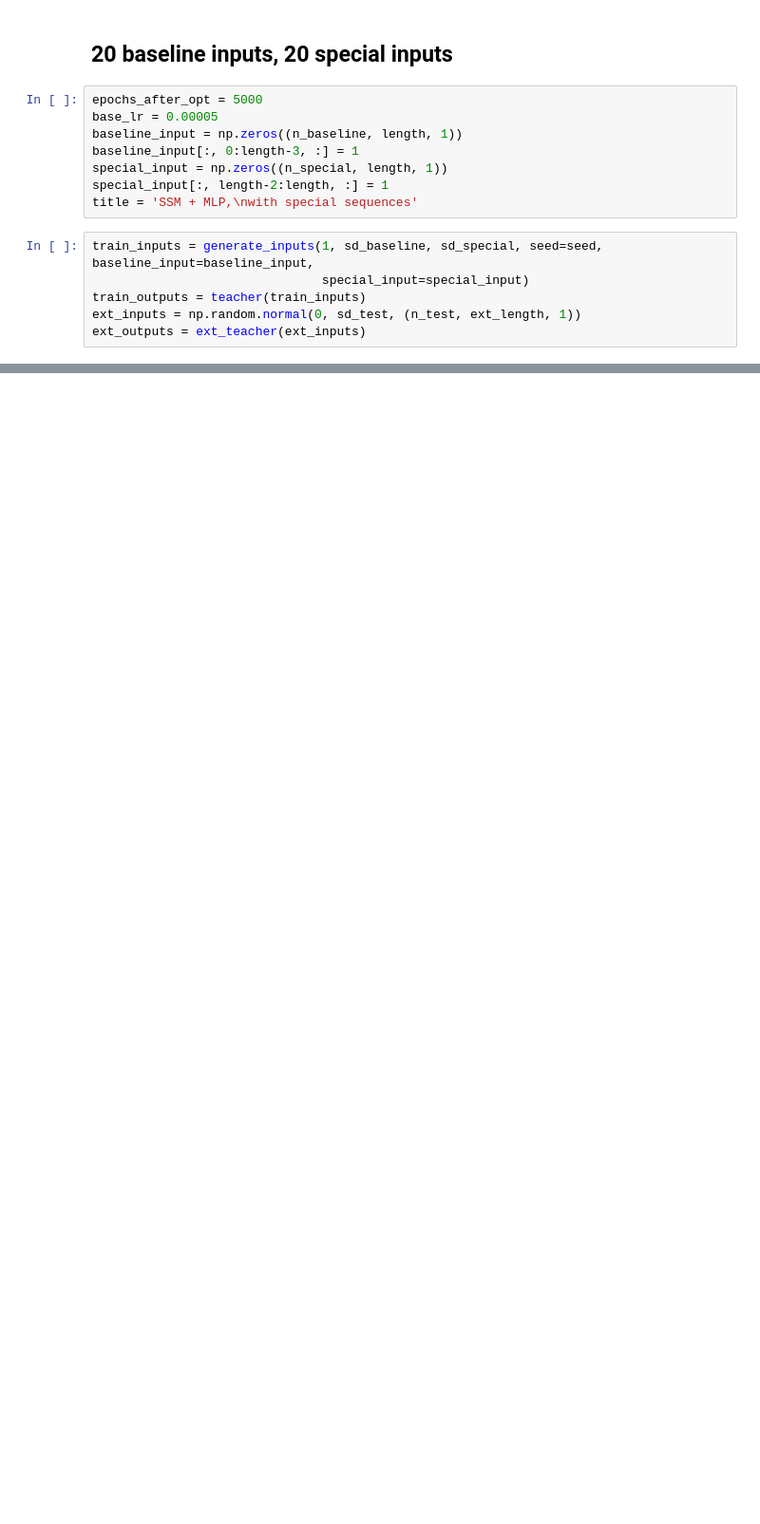
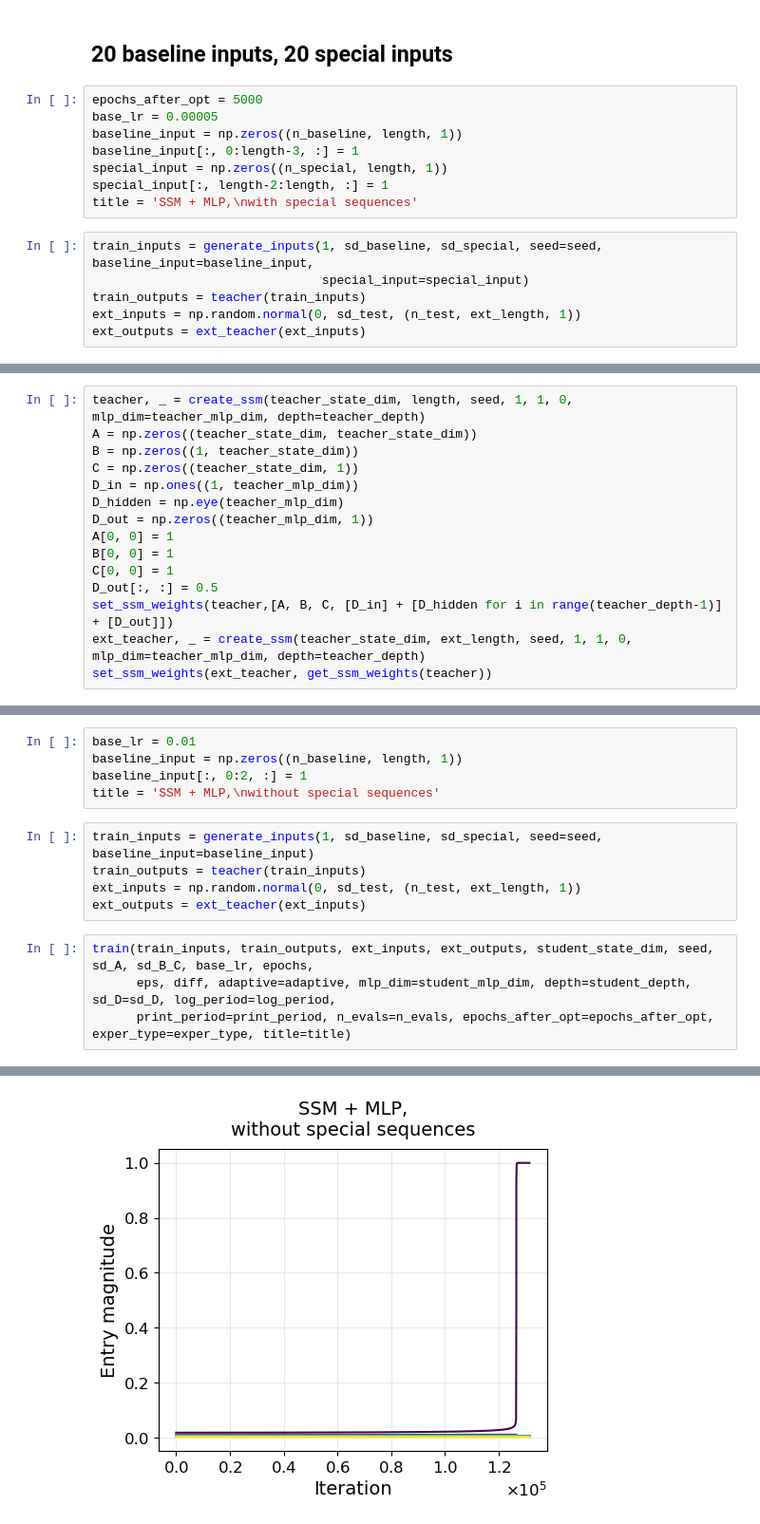
Before and after one commit to YoniSlutzky98/imp-bias-ssm-poison, a Jupyter notebook: ssm_in_nn_dynamics_experiments.ipynb, the cells around one changed output, grey strips where cells are left out. Shown at 95% size. Drawn from its saved outputs; the diff is of its cells as text; blank space fills up the shorter version.

Commit message:
Additional experiments and updates.

```diff
--- a/ssm_in_nn_dynamics_experiments.ipynb
+++ b/ssm_in_nn_dynamics_experiments.ipynb
@@ -172,0 +326,15 @@ train(train_inputs, train_outputs, ext_inputs, ext_outputs, student_state_dim, s
+# %%
+teacher, _ = create_ssm(teacher_state_dim, length, seed, 1, 1, 0, mlp_dim=teacher_mlp_dim, depth=teacher_depth)
+A = np.zeros((teacher_state_dim, teacher_state_dim))
+B = np.zeros((1, teacher_state_dim))
+C = np.zeros((teacher_state_dim, 1))
+D_in = np.ones((1, teacher_mlp_dim))
+D_hidden = np.eye(teacher_mlp_dim)
+D_out = np.zeros((teacher_mlp_dim, 1))
+A[0, 0] = 1
+B[0, 0] = 1
+C[0, 0] = 1
+D_out[:, :] = 0.5
+set_ssm_weights(teacher,[A, B, C, [D_in] + [D_hidden for i in range(teacher_depth-1)] + [D_out]])
+ext_teacher, _ = create_ssm(teacher_state_dim, ext_length, seed, 1, 1, 0, mlp_dim=teacher_mlp_dim, depth=teacher_depth)
+set_ssm_weights(ext_teacher, get_ssm_weights(teacher))
@@ -172,0 +343,15 @@ train(train_inputs, train_outputs, ext_inputs, ext_outputs, student_state_dim, s
+# %%
+base_lr = 0.01
+baseline_input = np.zeros((n_baseline, length, 1))
+baseline_input[:, 0:2, :] = 1
+title = 'SSM + MLP,\nwithout special sequences'
+# %%
+train_inputs = generate_inputs(1, sd_baseline, sd_special, seed=seed, baseline_input=baseline_input)
+train_outputs = teacher(train_inputs)
+ext_inputs = np.random.normal(0, sd_test, (n_test, ext_length, 1))
+ext_outputs = ext_teacher(ext_inputs)
+# %%
+train(train_inputs, train_outputs, ext_inputs, ext_outputs, student_state_dim, seed, sd_A, sd_B_C, base_lr, epochs,
+      eps, diff, adaptive=adaptive, mlp_dim=student_mlp_dim, depth=student_depth, sd_D=sd_D, log_period=log_period,
+      print_period=print_period, n_evals=n_evals, epochs_after_opt=epochs_after_opt, exper_type=exper_type, title=title)
+# %% [output]
@@ -172,0 +375 @@ train(train_inputs, train_outputs, ext_inputs, ext_outputs, student_state_dim, s
+[figure, added]
```
Also changed, not shown: parts of 30 cells of this notebook, 7 other files.
